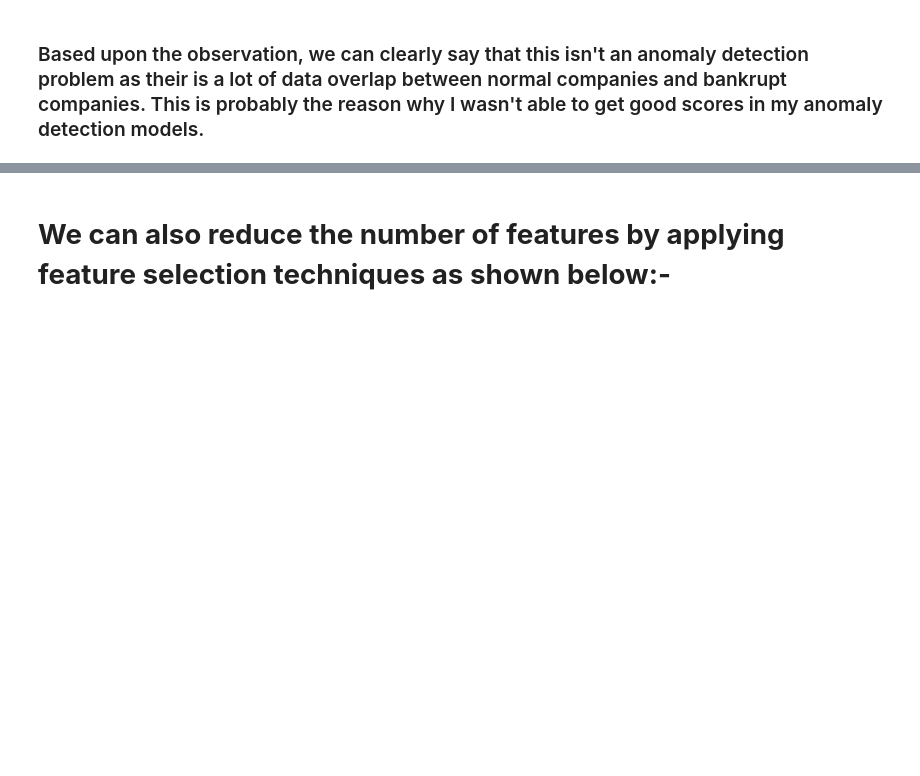
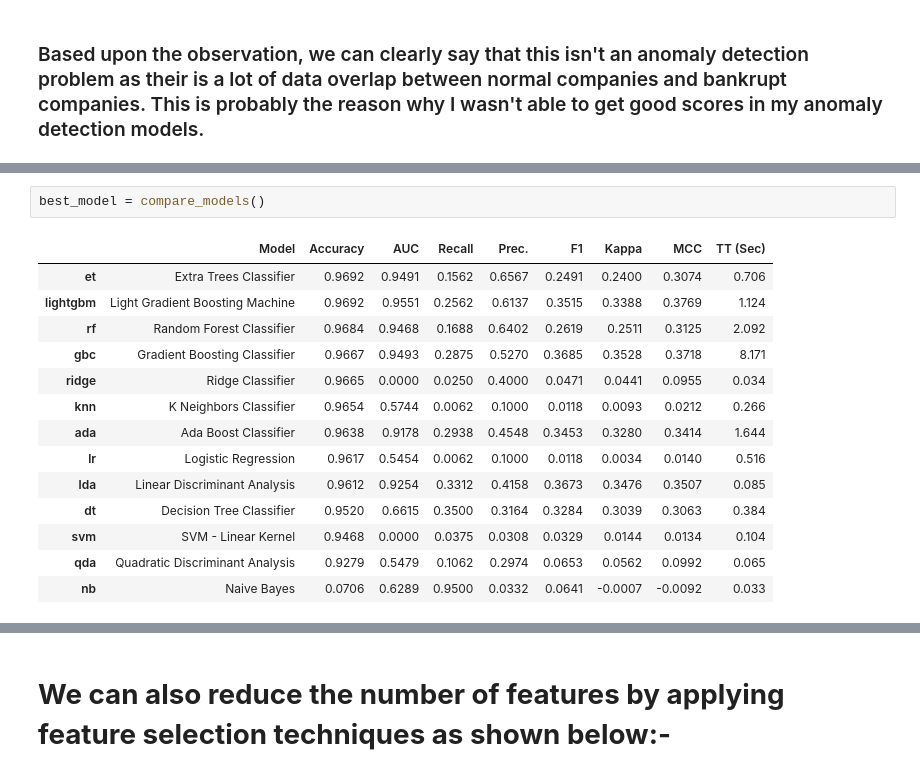
Before and after one commit to saubhagyav/COMPANY_BANKRUPTCY_PREDICTION, a Jupyter notebook: Final_Saubhagya_company_bankruptcy_prediction.ipynb, the cells around one changed output, grey strips where cells are left out. Saved outputs shown, nothing was run; the diff lists cells and outputs as text; blank space fills up the shorter version.

```diff
--- a/Final_Saubhagya_company_bankruptcy_prediction.ipynb
+++ b/Final_Saubhagya_company_bankruptcy_prediction.ipynb
@@ -864,0 +906,17 @@ plt.show()
+# %%
+best_model = compare_models()
+# %% [output]
+|  | Model | Accuracy | AUC | Recall | Prec. | F1 | Kappa | MCC | TT (Sec) |
+| et | Extra Trees Classifier | 0.9692 | 0.9491 | 0.1562 | 0.6567 | 0.2491 | 0.2400 | 0.3074 | 0.706 |
+| lightgbm | Light Gradient Boosting Machine | 0.9692 | 0.9551 | 0.2562 | 0.6137 | 0.3515 | 0.3388 | 0.3769 | 1.124 |
+| rf | Random Forest Classifier | 0.9684 | 0.9468 | 0.1688 | 0.6402 | 0.2619 | 0.2511 | 0.3125 | 2.092 |
+| gbc | Gradient Boosting Classifier | 0.9667 | 0.9493 | 0.2875 | 0.5270 | 0.3685 | 0.3528 | 0.3718 | 8.171 |
+| ridge | Ridge Classifier | 0.9665 | 0.0000 | 0.0250 | 0.4000 | 0.0471 | 0.0441 | 0.0955 | 0.034 |
+| knn | K Neighbors Classifier | 0.9654 | 0.5744 | 0.0062 | 0.1000 | 0.0118 | 0.0093 | 0.0212 | 0.266 |
+| ada | Ada Boost Classifier | 0.9638 | 0.9178 | 0.2938 | 0.4548 | 0.3453 | 0.3280 | 0.3414 | 1.644 |
+| lr | Logistic Regression | 0.9617 | 0.5454 | 0.0062 | 0.1000 | 0.0118 | 0.0034 | 0.0140 | 0.516 |
+| lda | Linear Discriminant Analysis | 0.9612 | 0.9254 | 0.3312 | 0.4158 | 0.3673 | 0.3476 | 0.3507 | 0.085 |
+| dt | Decision Tree Classifier | 0.9520 | 0.6615 | 0.3500 | 0.3164 | 0.3284 | 0.3039 | 0.3063 | 0.384 |
+| svm | SVM - Linear Kernel | 0.9468 | 0.0000 | 0.0375 | 0.0308 | 0.0329 | 0.0144 | 0.0134 | 0.104 |
+| qda | Quadratic Discriminant Analysis | 0.9279 | 0.5479 | 0.1062 | 0.2974 | 0.0653 | 0.0562 | 0.0992 | 0.065 |
+| nb | Naive Bayes | 0.0706 | 0.6289 | 0.9500 | 0.0332 | 0.0641 | -0.0007 | -0.0092 | 0.033 |
```
Also changed, not shown: parts of 25 cells of this notebook.
